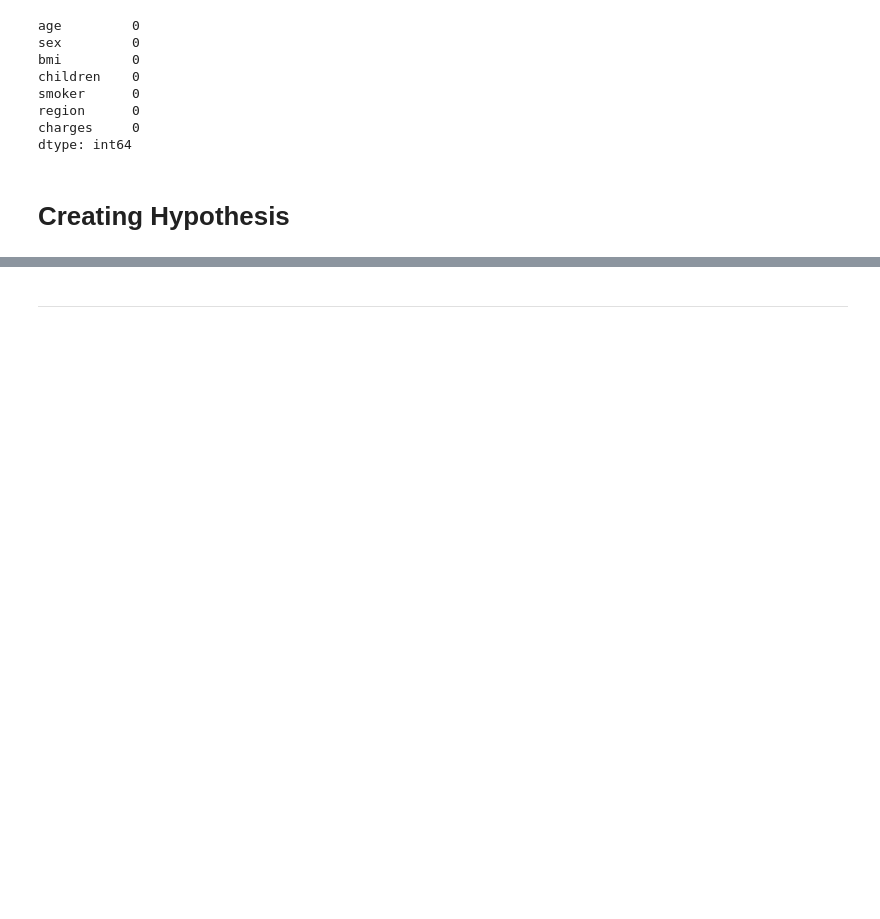
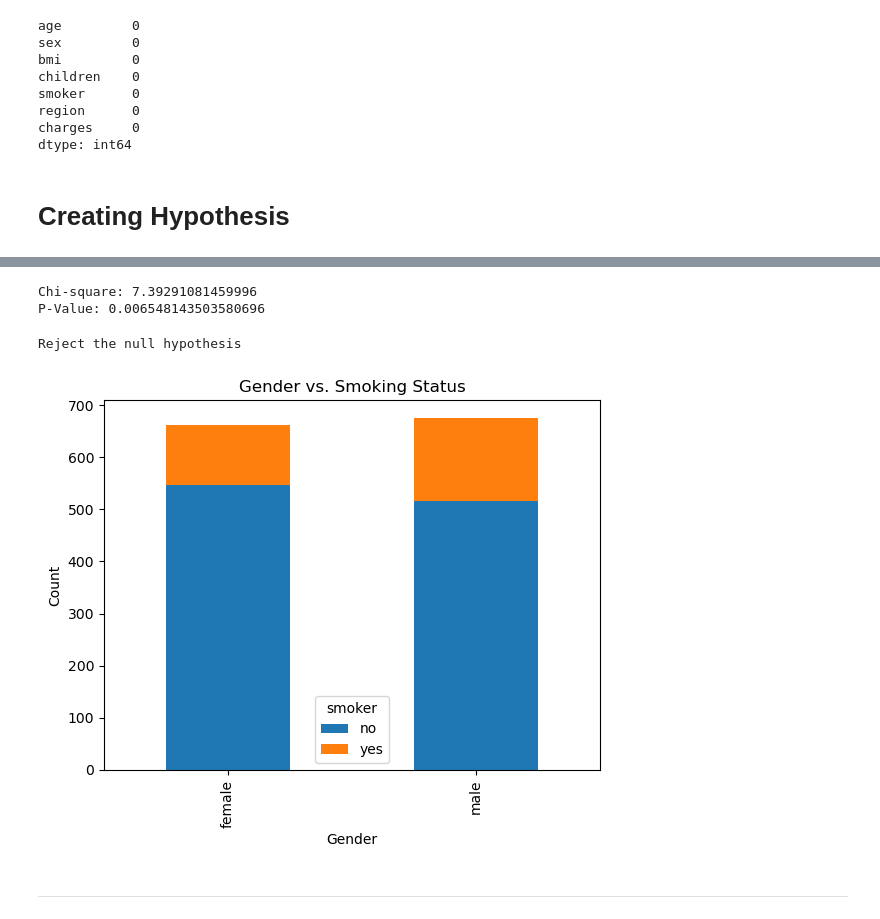
Before and after one commit to LuccasBracci/Hypothesis-Testing, a Jupyter notebook: HTwID.ipynb, the cells around one changed output, grey strips where cells are left out. Drawn from its saved outputs; the diff is of its cells as text; code cells hidden in the pictures; blank space fills up the shorter version.

```diff
--- a/HTwID.ipynb
+++ b/HTwID.ipynb
@@ -58,3 +115,28 @@ dtype: int64
+# %%
+contingency_table = pd.crosstab(df['sex'], df['smoker'])
+# %%
+# Chi-square test of independence
+chi2, p_value, _, _ = chi2_contingency(contingency_table)
+print("Chi-square:", chi2)
+print("P-Value:", p_value)
+# %% [output]
+Chi-square: 7.39291081459996
+P-Value: 0.006548143503580696
+# %%
+if p_value < alpha:
+    print("Reject the null hypothesis")
+else:
+    print("Fail to reject the null hypothesis")
+# %% [output]
+Reject the null hypothesis
+# %%
+contingency_table.plot(kind='bar', stacked=True)
+plt.title('Gender vs. Smoking Status')
+plt.xlabel('Gender')
+plt.ylabel('Count')
+plt.show()
+# %% [output]
+[figure, added]
 # %% [markdown]
 
 
```
Also changed, not shown: parts of 13 cells of this notebook.
